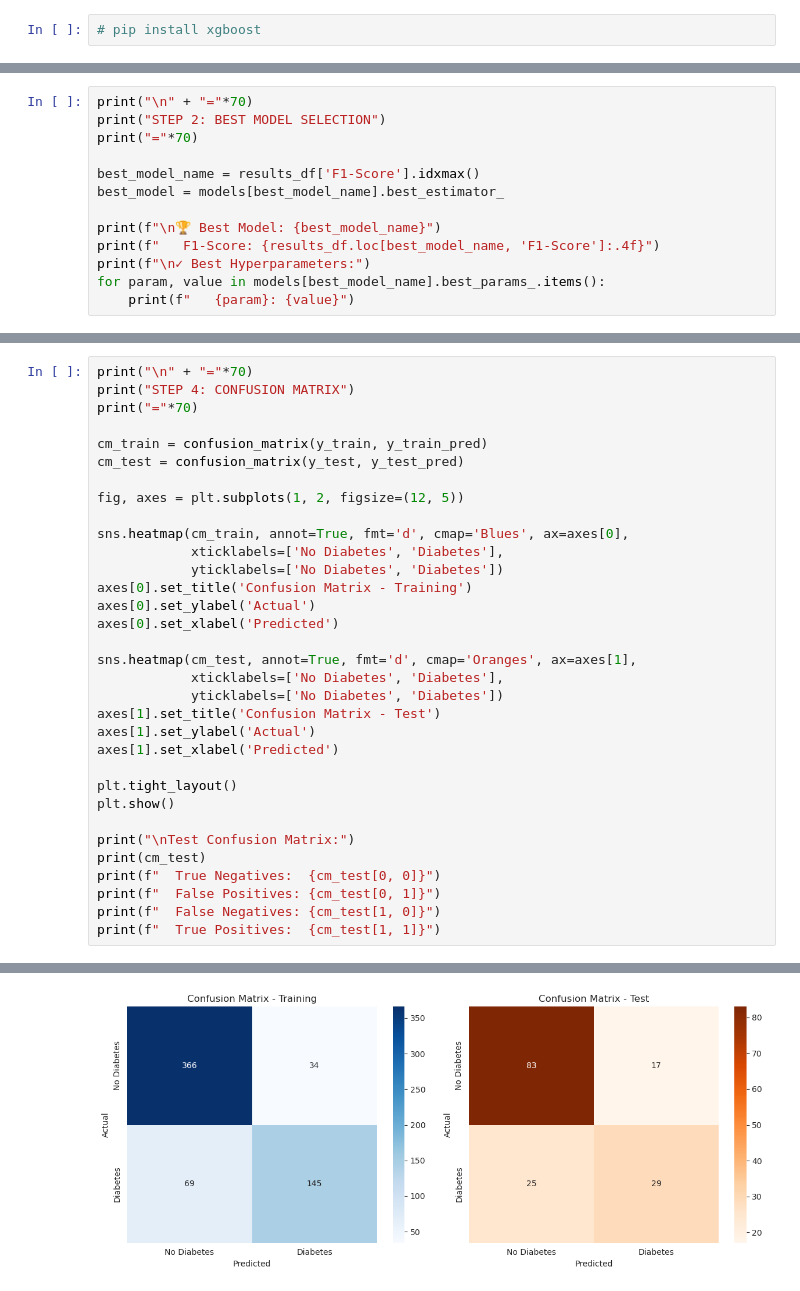
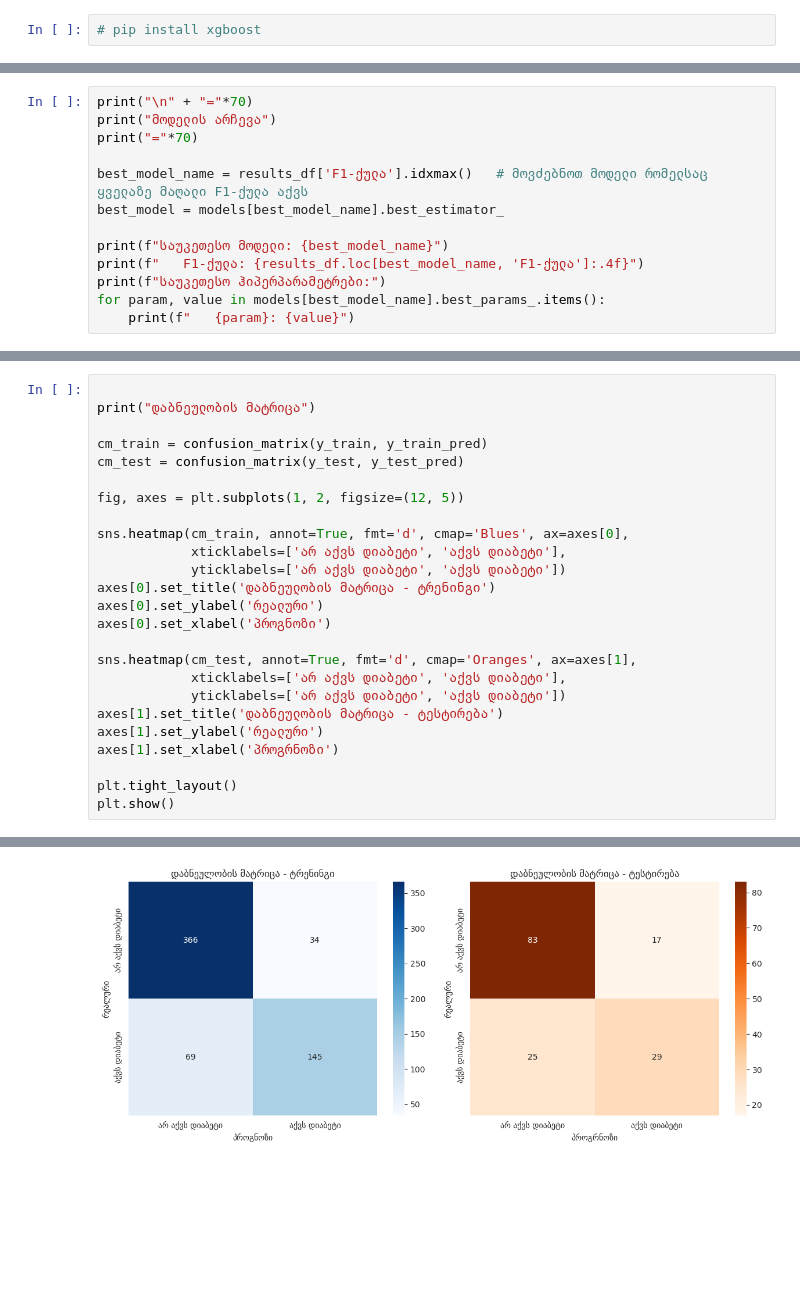
Before and after one commit to giorgiBerika/diabetes_analysis, a Jupyter notebook: main.ipynb, the cells around one changed output, grey strips where cells are left out. Saved outputs shown, nothing was run; the diff lists cells and outputs as text; blank space fills up the shorter version.

Commit message:
Final result

```diff
--- a/main.ipynb
+++ b/main.ipynb
@@ -300,14 +318,14 @@ XGBoost                0.7273     0.6304  0.5370    0.5800   0.8198
 # %%
 print("\n" + "="*70)
-print("STEP 2: BEST MODEL SELECTION")
+print("მოდელის არჩევა")
 print("="*70)
 
-best_model_name = results_df['F1-Score'].idxmax()
+best_model_name = results_df['F1-ქულა'].idxmax()   # მოვძებნოთ მოდელი რომელსაც ყველაზე მაღალი F1-ქულა აქვს
 best_model = models[best_model_name].best_estimator_
 
-print(f"\n🏆 Best Model: {best_model_name}")
-print(f"   F1-Score: {results_df.loc[best_model_name, 'F1-Score']:.4f}")
-print(f"\n✓ Best Hyperparameters:")
+print(f"საუკეთესო მოდელი: {best_model_name}")
+print(f"   F1-ქულა: {results_df.loc[best_model_name, 'F1-ქულა']:.4f}")
+print(f"საუკეთესო ჰიპერპარამეტრები:")
 for param, value in models[best_model_name].best_params_.items():
     print(f"   {param}: {value}")
 # %% [output]
@@ -369,7 +381,6 @@ ROC-AUC      0.9170  0.8198
 # %%
-print("\n" + "="*70)
-print("STEP 4: CONFUSION MATRIX")
-print("="*70)
+
+print("დაბნეულობის მატრიცა")
 
 cm_train = confusion_matrix(y_train, y_train_pred)
 cm_test = confusion_matrix(y_test, y_test_pred)
@@ -377,26 +388,19 @@ cm_test = confusion_matrix(y_test, y_test_pred)
 fig, axes = plt.subplots(1, 2, figsize=(12, 5))
 
 sns.heatmap(cm_train, annot=True, fmt='d', cmap='Blues', ax=axes[0],
-            xticklabels=['No Diabetes', 'Diabetes'],
-            yticklabels=['No Diabetes', 'Diabetes'])
-axes[0].set_title('Confusion Matrix - Training')
-axes[0].set_ylabel('Actual')
-axes[0].set_xlabel('Predicted')
+            xticklabels=['არ აქვს დიაბეტი', 'აქვს დიაბეტი'],
+            yticklabels=['არ აქვს დიაბეტი', 'აქვს დიაბეტი'])
+axes[0].set_title('დაბნეულობის მატრიცა - ტრენინგი')
+axes[0].set_ylabel('რეალური')
+axes[0].set_xlabel('პროგნოზი')
 
 sns.heatmap(cm_test, annot=True, fmt='d', cmap='Oranges', ax=axes[1],
-            xticklabels=['No Diabetes', 'Diabetes'],
-            yticklabels=['No Diabetes', 'Diabetes'])
-axes[1].set_title('Confusion Matrix - Test')
-axes[1].set_ylabel('Actual')
-axes[1].set_xlabel('Predicted')
+            xticklabels=['არ აქვს დიაბეტი', 'აქვს დიაბეტი'],
+            yticklabels=['არ აქვს დიაბეტი', 'აქვს დიაბეტი'])
+axes[1].set_title('დაბნეულობის მატრიცა - ტესტირება')
+axes[1].set_ylabel('რეალური')
+axes[1].set_xlabel('პროგრნოზი')
 
 plt.tight_layout()
 plt.show()
-
-print("\nTest Confusion Matrix:")
-print(cm_test)
-print(f"  True Negatives:  {cm_test[0, 0]}")
-print(f"  False Positives: {cm_test[0, 1]}")
-print(f"  False Negatives: {cm_test[1, 0]}")
-print(f"  True Positives:  {cm_test[1, 1]}")
 # %% [output]
@@ -406 +408 @@ STEP 4: CONFUSION MATRIX
-[figure, old version]
+[figure, new version]
```
Also changed, not shown: parts of 13 cells of this notebook.
